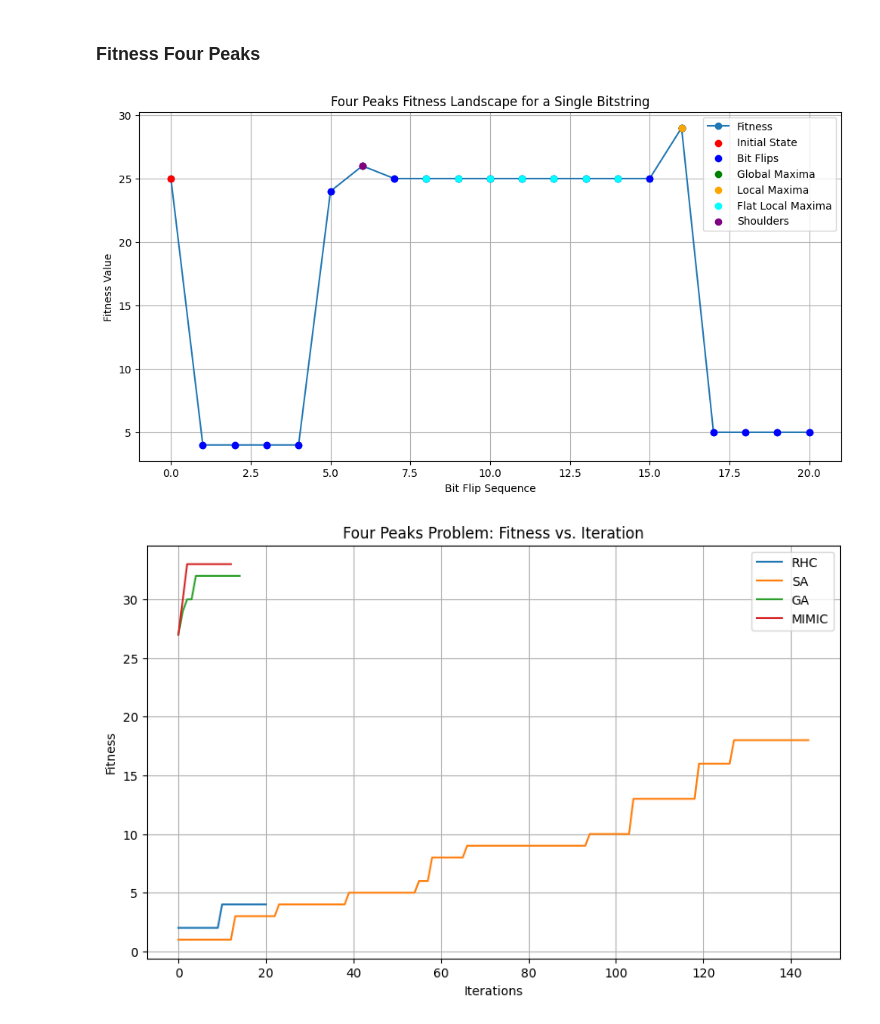
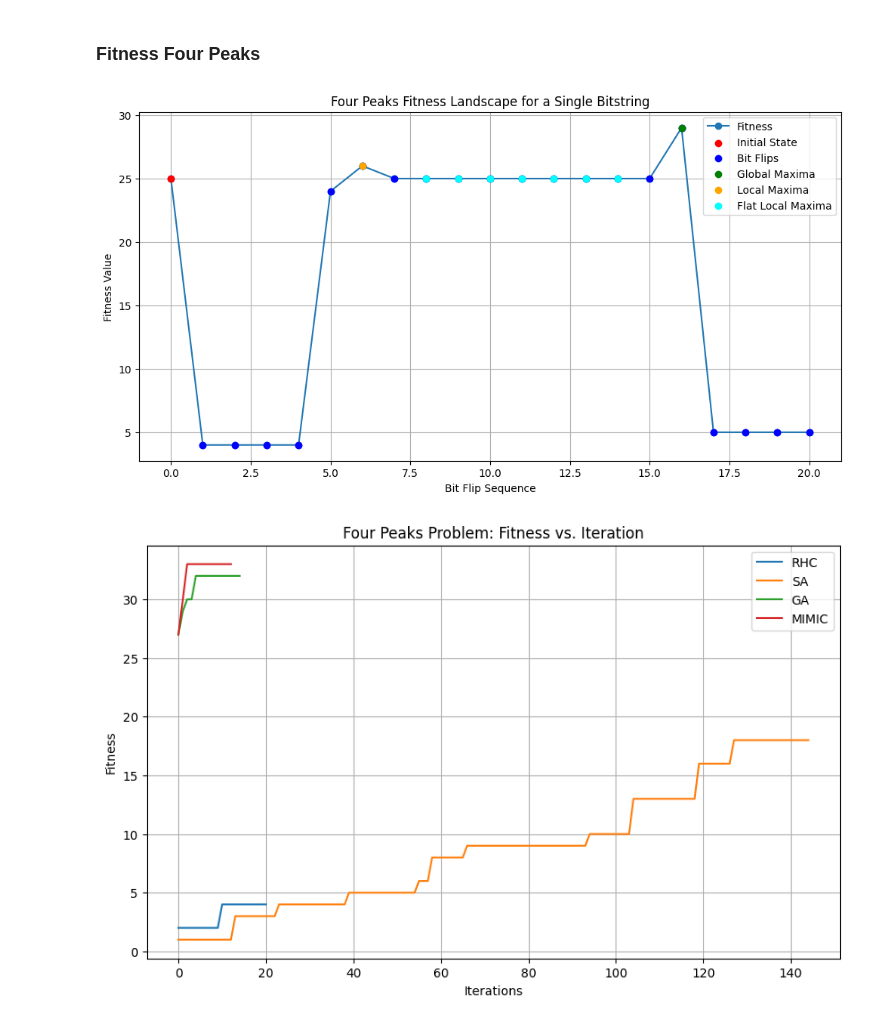
Before and after one commit to ManaviShukla/random_optimizer, a Jupyter notebook: RA_algos.ipynb, the cells around one changed output. Saved outputs shown, nothing was run; the diff lists cells and outputs as text; code cells hidden in the pictures.

Commit message:
fourpeaj problem graph

```diff
--- a/RA_algos.ipynb
+++ b/RA_algos.ipynb
@@ -145,36 +145,36 @@ bitstrings, fitness_values = evaluate_bit_flips(initial_bitstring, fitness_four_
 # Plot the fitness landscape
 plt.figure(figsize=(12, 6))
 plt.plot(fitness_values, marker='o', label='Fitness')
 plt.title('Four Peaks Fitness Landscape for a Single Bitstring')
 plt.xlabel('Bit Flip Sequence')
 plt.ylabel('Fitness Value')
 plt.grid(True)
 
 # Highlight the initial state
 plt.scatter([0], [fitness_values[0]], color='red', zorder=5, label='Initial State')
 
 # Highlight the states after each bit flip
 plt.scatter(range(1, len(fitness_values)), fitness_values[1:], color='blue', zorder=5, label='Bit Flips')
 
 # Mark local maxima, global maxima, flat local maxima, and shoulders
 max_fitness = max(fitness_values)
 global_maxima_indices = [i for i, x in enumerate(fitness_values) if x == max_fitness]
 local_maxima_indices = (np.diff(np.sign(np.diff(fitness_values))) < 0).nonzero()[0] + 1
-
+local_maxima_indices = [i for i in local_maxima_indices if i not in global_maxima_indices]
 plt.scatter(global_maxima_indices, [max_fitness]*len(global_maxima_indices), color='green', zorder=5, label='Global Maxima')
 plt.scatter(local_maxima_indices, np.array(fitness_values)[local_maxima_indices], color='orange', zorder=5, label='Local Maxima')
 
 # Identify flat local maxima and shoulders
 flat_local_maxima_indices = [i for i, x in enumerate(fitness_values) if x > max_fitness * 0.7 and np.all(np.array(fitness_values[max(0, i-1):min(len(fitness_values), i+2)]) == x)]
 shoulder_indices = [i for i in range(1, len(fitness_values)-1) if fitness_values[i] > fitness_values[i-1] and fitness_values[i] > fitness_values[i+1] and fitness_values[i] < max_fitness]
 
 plt.scatter(flat_local_maxima_indices, np.array(fitness_values)[flat_local_maxima_indices], color='cyan', zorder=5, label='Flat Local Maxima')
-plt.scatter(shoulder_indices, np.array(fitness_values)[shoulder_indices], color='purple', zorder=5, label='Shoulders')
+# plt.scatter(shoulder_indices, np.array(fitness_values)[shoulder_indices], color='purple', zorder=5, label='Shoulders')
 
 plt.legend()
 plt.show()
 # %% [output]
-[figure, old version]
+[figure, new version]
 # %%
 results_four_peaks = solve_problem(problem_four_peaks)
 # %%
```
Also changed, not shown: 1 other file.
